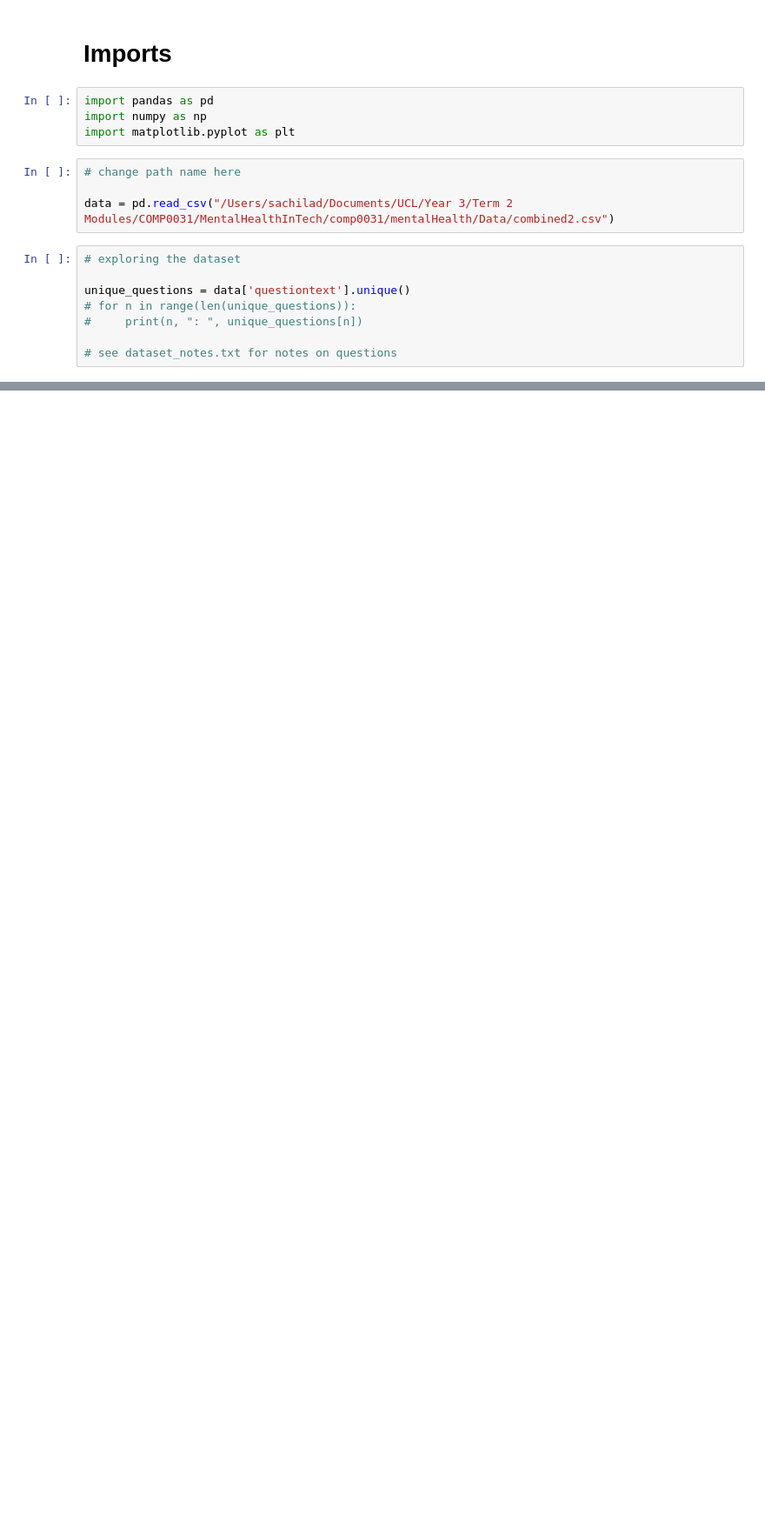
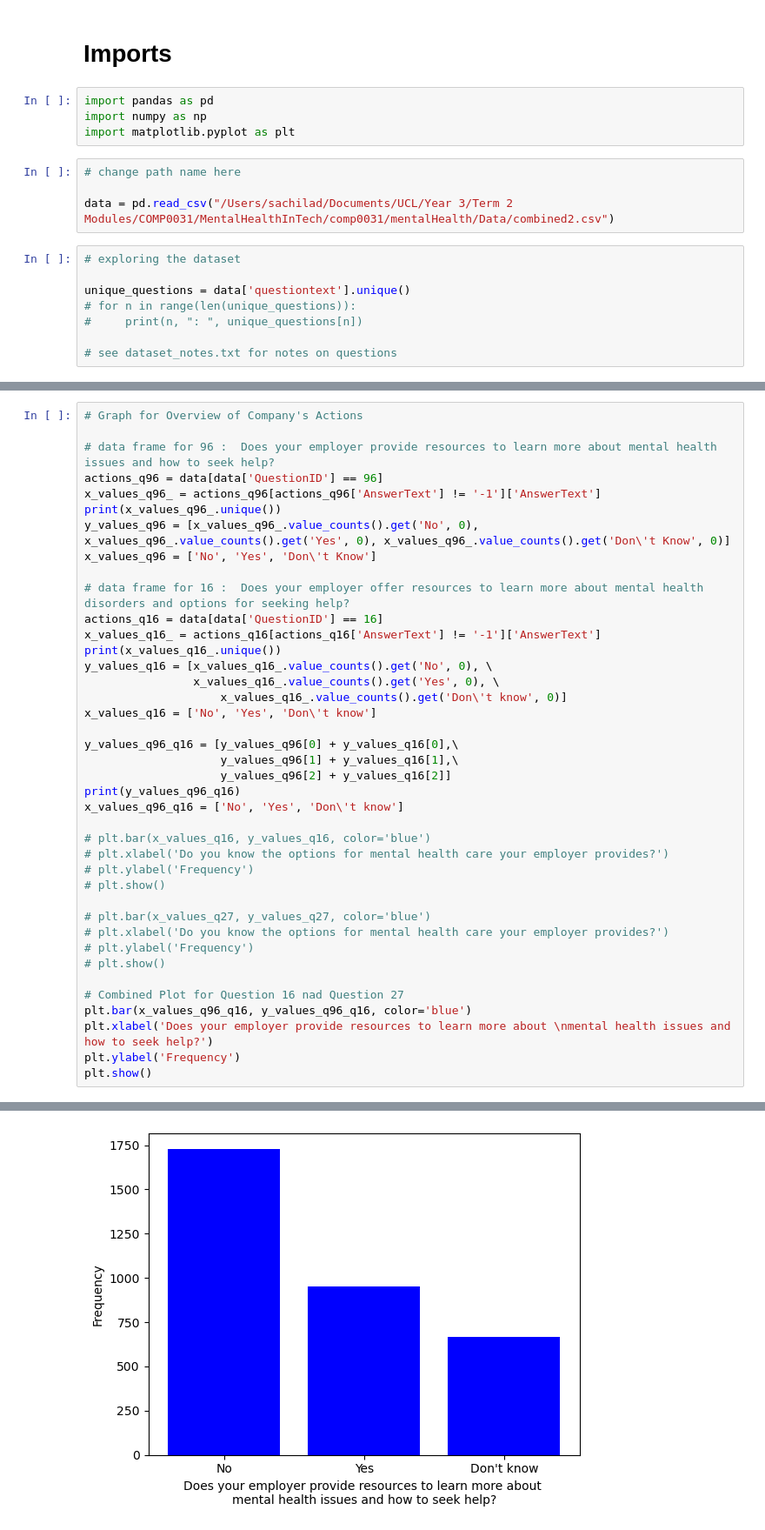
Before and after one commit to Itsamesamir/COMP0031, a Jupyter notebook: mentalHealth/Sachi - Company Actions/Sachi.ipynb, the cells around one changed output, grey strips where cells are left out. Shown at 87% size. Drawn from its saved outputs; the diff is of its cells as text; blank space fills up the shorter version.

```diff
--- a/mentalHealth/Sachi - Company Actions/Sachi.ipynb
+++ b/mentalHealth/Sachi - Company Actions/Sachi.ipynb
@@ -130,0 +134,41 @@ plt.show()
+# %%
+# Graph for Overview of Company's Actions
+
+# data frame for 96 :  Does your employer provide resources to learn more about mental health issues and how to seek help?
+actions_q96 = data[data['QuestionID'] == 96]
+x_values_q96_ = actions_q96[actions_q96['AnswerText'] != '-1']['AnswerText']
+print(x_values_q96_.unique())
+y_values_q96 = [x_values_q96_.value_counts().get('No', 0), x_values_q96_.value_counts().get('Yes', 0), x_values_q96_.value_counts().get('Don\'t Know', 0)]
+x_values_q96 = ['No', 'Yes', 'Don\'t Know']
+
+# data frame for 16 :  Does your employer offer resources to learn more about mental health disorders and options for seeking help?
+actions_q16 = data[data['QuestionID'] == 16]
+x_values_q16_ = actions_q16[actions_q16['AnswerText'] != '-1']['AnswerText']
+print(x_values_q16_.unique())
+y_values_q16 = [x_values_q16_.value_counts().get('No', 0), \
+                x_values_q16_.value_counts().get('Yes', 0), \
+                    x_values_q16_.value_counts().get('Don\'t know', 0)]
+x_values_q16 = ['No', 'Yes', 'Don\'t know']
+
+y_values_q96_q16 = [y_values_q96[0] + y_values_q16[0],\
+                    y_values_q96[1] + y_values_q16[1],\
+                    y_values_q96[2] + y_values_q16[2]]
+print(y_values_q96_q16)
+x_values_q96_q16 = ['No', 'Yes', 'Don\'t know']
+
+# plt.bar(x_values_q16, y_values_q16, color='blue')
+# plt.xlabel('Do you know the options for mental health care your employer provides?')
+# plt.ylabel('Frequency')
+# plt.show()
+
+# plt.bar(x_values_q27, y_values_q27, color='blue')
+# plt.xlabel('Do you know the options for mental health care your employer provides?')
+# plt.ylabel('Frequency')
+# plt.show()
+
+# Combined Plot for Question 16 nad Question 27
+plt.bar(x_values_q96_q16, y_values_q96_q16, color='blue')
+plt.xlabel('Does your employer provide resources to learn more about \nmental health issues and how to seek help?')
+plt.ylabel('Frequency')
+plt.show()
+# %% [output]
@@ -130,0 +178 @@ plt.show()
+[figure, added]
```
Also changed, not shown: parts of 9 cells of this notebook, 1 other file.
